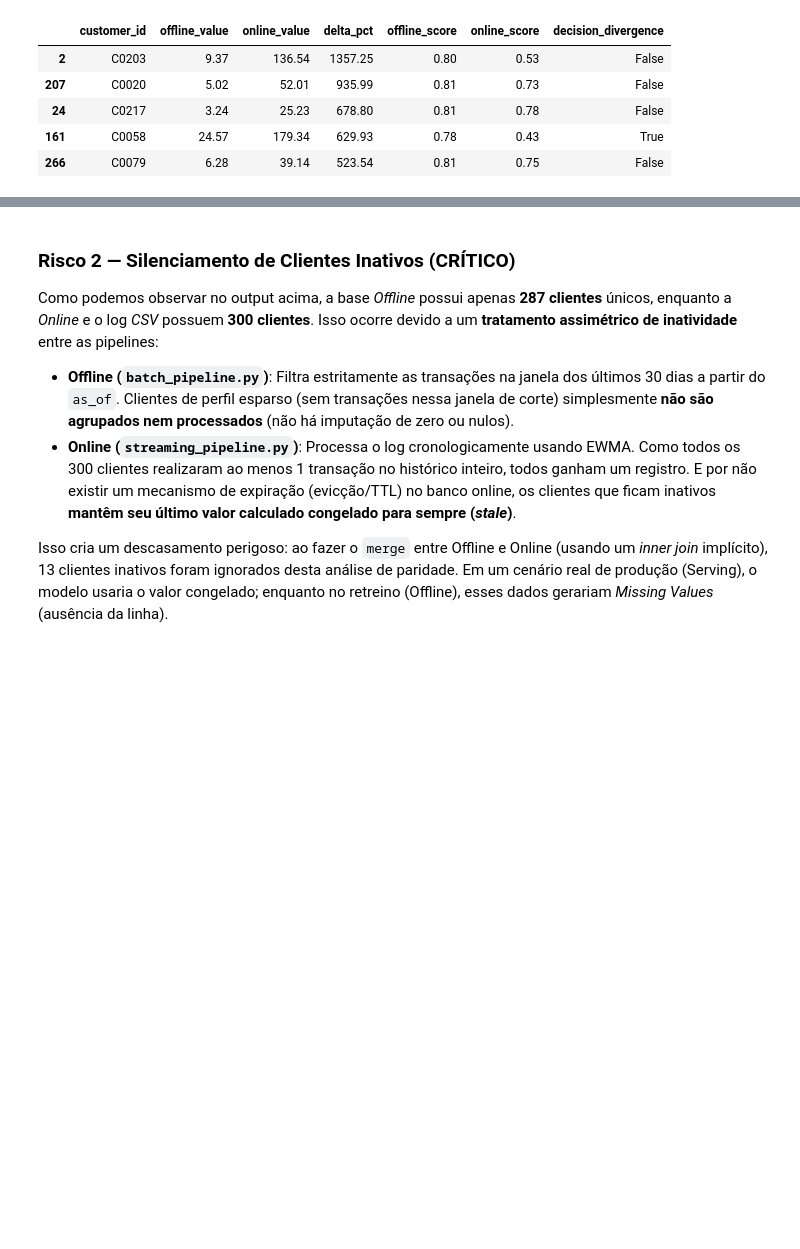
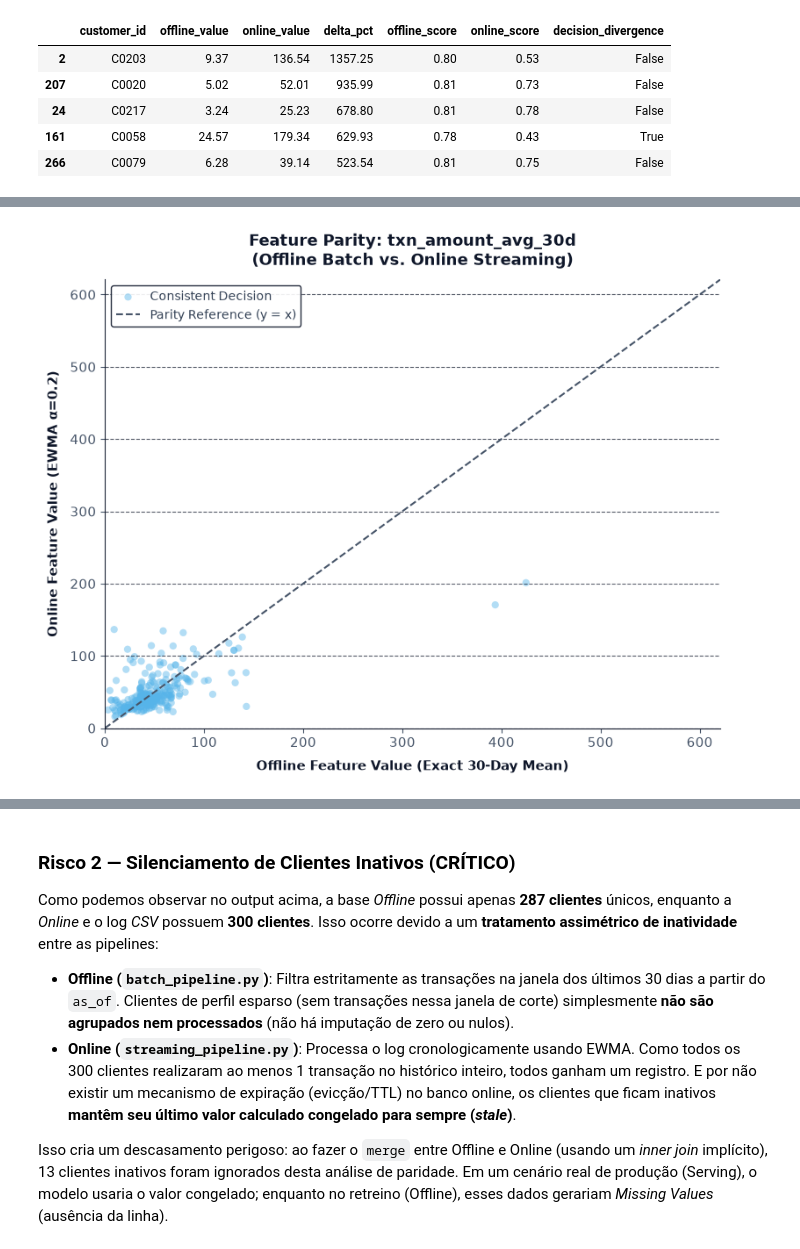
Before and after one commit to Cristiano2132/nubank-model-risk-business-case, a Jupyter notebook: business_case_answers.ipynb, the cells around one changed output, grey strips where cells are left out. Saved outputs shown, nothing was run; the diff lists cells and outputs as text; code cells hidden in the pictures; blank space fills up the shorter version.

```diff
--- a/business_case_answers.ipynb
+++ b/business_case_answers.ipynb
@@ -296,0 +311,64 @@ plt.show()
+# %%
+import matplotlib.pyplot as plt
+import numpy as np
+
+# Masks
+div_mask = df_merged["decision_divergence"]
+ok_mask = ~div_mask
+
+fig, ax = plt.subplots(figsize=(8, 6.5))
+
+# Scatter points
+ax.scatter(
+    off_v[ok_mask],
+    on_v[ok_mask],
+    alpha=0.45,
+    s=35,
+    color=COL_ACC,
+    edgecolors="none",
+    label="Consistent Decision",
+)
+
+# Reference identity line (y = x)
+lims = [0, max(off_v.max(), on_v.max()) * 1.05]
+ax.plot(
+    lims, lims, "--", color="#475569", lw=1.5, label="Parity Reference (y = x)"
+)
+
+# Limits and Labels
+ax.set_xlim(lims)
+ax.set_ylim(lims)
+ax.set_xlabel(
+    "Offline Feature Value (Exact 30-Day Mean)",
+    fontsize=11,
+    fontweight="bold",
+    color="#0f172a",
+    labelpad=8,
+)
+ax.set_ylabel(
+    "Online Feature Value (EWMA α=0.2)",
+    fontsize=11,
+    fontweight="bold",
+    color="#0f172a",
+    labelpad=8,
+)
+ax.set_title(
+    "Feature Parity: txn_amount_avg_30d\n(Offline Batch vs. Online Streaming)",
+    fontsize=13,
+    fontweight="bold",
+    color="#0f172a",
+    pad=12,
+)
+
+ax.legend(loc="upper left", fontsize=10, framealpha=0.9)
+style_chart(ax)
+
+plt.tight_layout()
+plt.savefig(
+    "presentation_prep/chart_A1_feature_parity.png",
+    dpi=300,
+    bbox_inches="tight",
+)
+plt.show()
+# %% [output]
+[figure, added]
```
Also changed, not shown: parts of 16 cells of this notebook.
